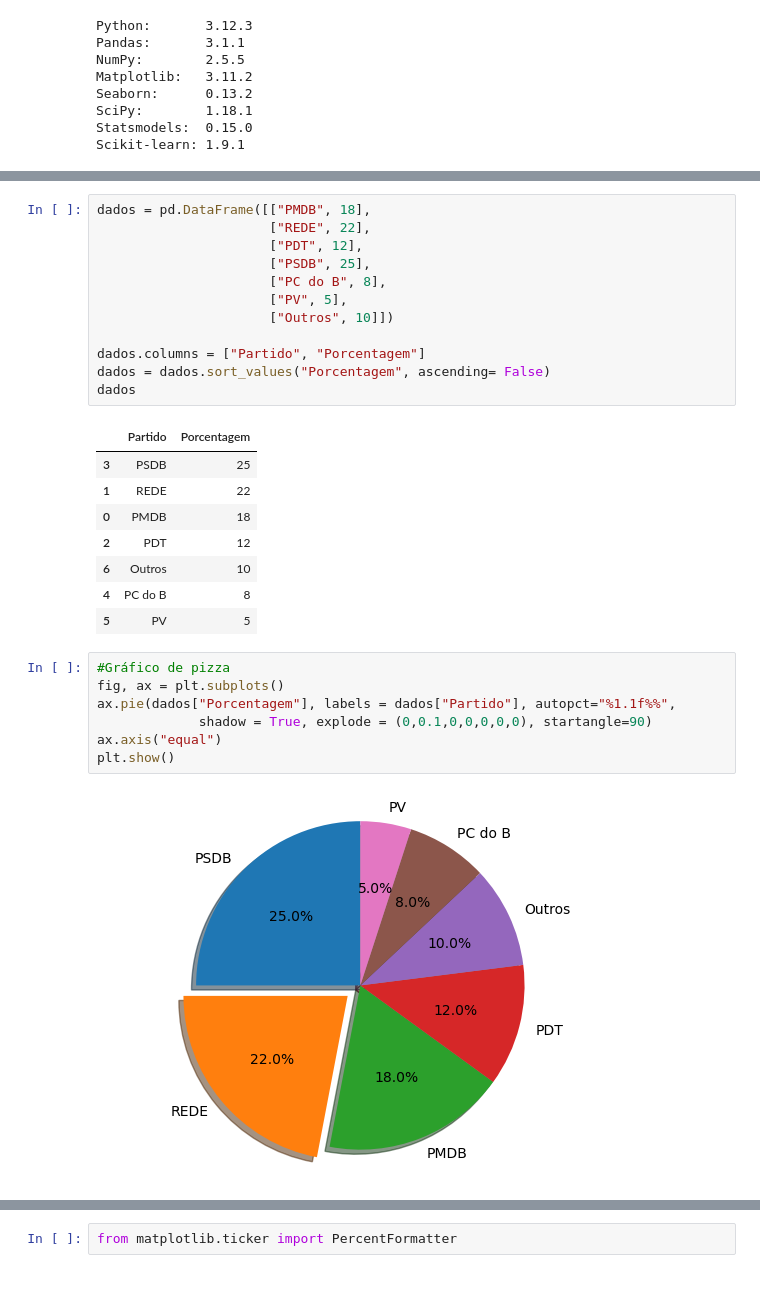
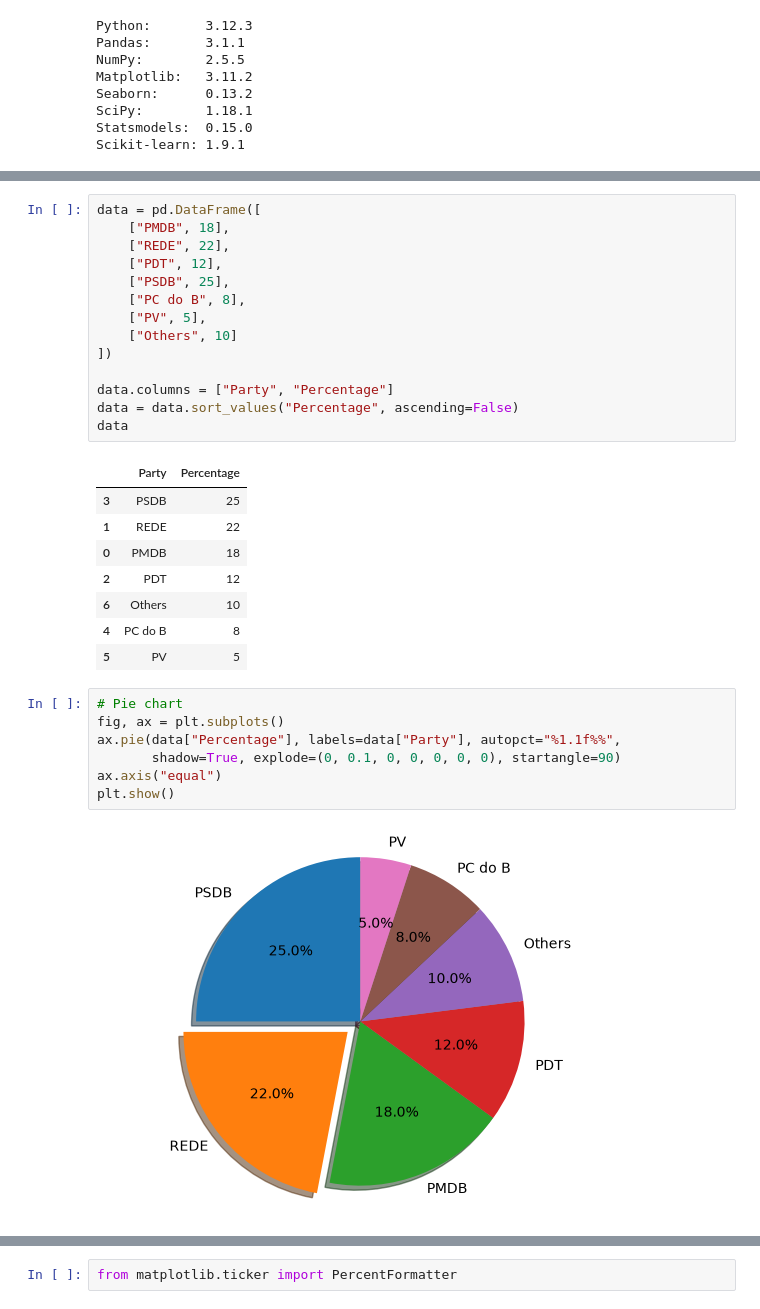
Before and after one commit to weder96/practical_statistics_for_data_scientists_2026, a Jupyter notebook: Module02_Univariate Descriptive Statistics.ipynb, the cells around one changed output, grey strips where cells are left out. Saved outputs shown, nothing was run; the diff lists cells and outputs as text.

```diff
--- a/Module02_Univariate Descriptive Statistics.ipynb
+++ b/Module02_Univariate Descriptive Statistics.ipynb
@@ -241,30 +245,32 @@ ax = sns.barplot(y="Satisfação", x="Frequência absoluta", data=dados, )
 # %%
-dados = pd.DataFrame([["PMDB", 18],
-                      ["REDE", 22],
-                      ["PDT", 12],
-                      ["PSDB", 25],
-                      ["PC do B", 8],
-                      ["PV", 5],
-                      ["Outros", 10]])
+data = pd.DataFrame([
+    ["PMDB", 18],
+    ["REDE", 22],
+    ["PDT", 12],
+    ["PSDB", 25],
+    ["PC do B", 8],
+    ["PV", 5],
+    ["Others", 10]
+])
 
-dados.columns = ["Partido", "Porcentagem"]
-dados = dados.sort_values("Porcentagem", ascending= False)
-dados
+data.columns = ["Party", "Percentage"]
+data = data.sort_values("Percentage", ascending=False)
+data
 # %% [output]
-|  | Partido | Porcentagem |
+|  | Party | Percentage |
 | 3 | PSDB | 25 |
 | 1 | REDE | 22 |
 | 0 | PMDB | 18 |
 | 2 | PDT | 12 |
-| 6 | Outros | 10 |
+| 6 | Others | 10 |
 | 4 | PC do B | 8 |
 | 5 | PV | 5 |
 # %%
-#Gráfico de pizza
+# Pie chart
 fig, ax = plt.subplots()
-ax.pie(dados["Porcentagem"], labels = dados["Partido"], autopct="%1.1f%%",
-             shadow = True, explode = (0,0.1,0,0,0,0,0), startangle=90)
+ax.pie(data["Percentage"], labels=data["Party"], autopct="%1.1f%%",
+       shadow=True, explode=(0, 0.1, 0, 0, 0, 0, 0), startangle=90)
 ax.axis("equal")
 plt.show()
 # %% [output]
-[figure, old version]
+[figure, new version]
```
Also changed, not shown: parts of 181 cells of this notebook, 15 other files.
